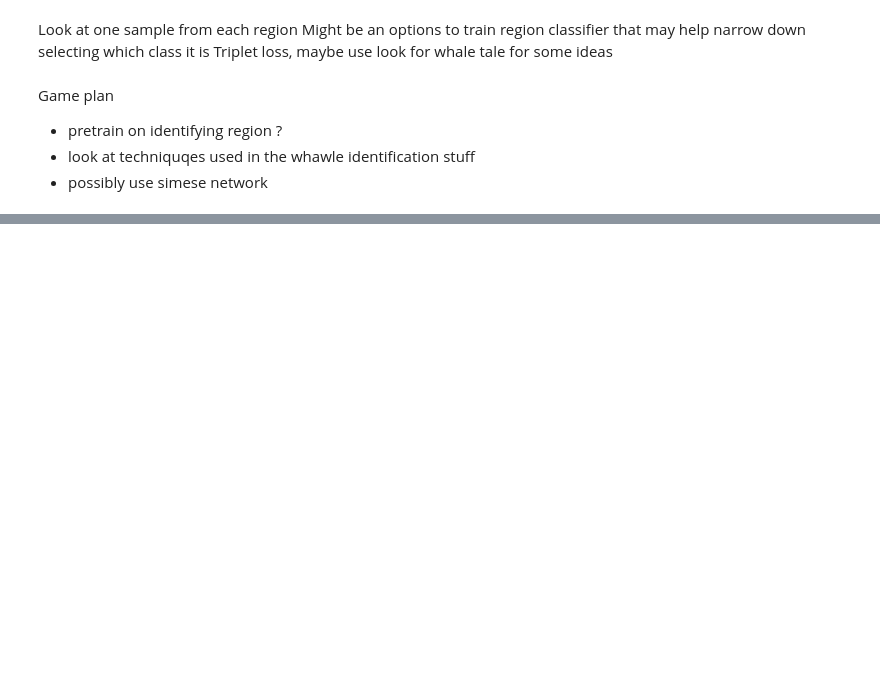
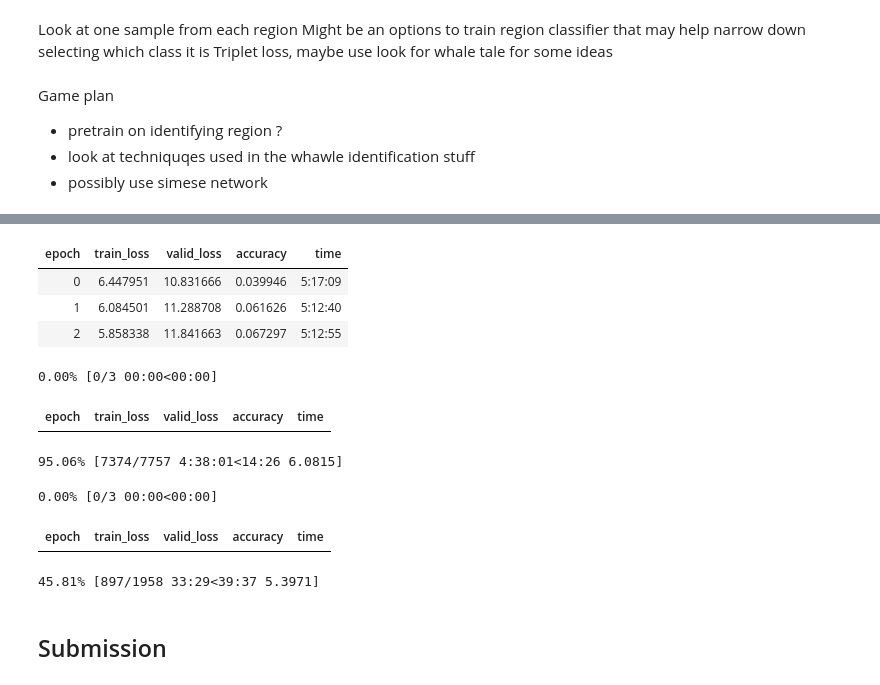
Before and after one commit to ShaunSpinelli/kaggle, a Jupyter notebook: herbarium_2020/notebooks/EDA-Herbarium-2020.ipynb, the cells around one changed output, grey strips where cells are left out. Drawn from its saved outputs; the diff is of its cells as text; code cells hidden in the pictures; blank space fills up the shorter version.

```diff
--- a/herbarium_2020/notebooks/EDA-Herbarium-2020.ipynb
+++ b/herbarium_2020/notebooks/EDA-Herbarium-2020.ipynb
@@ -137,7 +167,9 @@ len(new_df)
+# %%
+new_df["new_labels"] = new_labels
 # %%
-data = (ImageList.from_df(df_train,TRAIN_PATH)
-        .split_by_rand_pct()
-        .label_from_df()
+data = (ImageList.from_df(new_df,TRAIN_PATH)
+        .split_from_df()
+        .label_from_df(cols="new_labels")
         .transform(size=256)
         .databunch(bs=128))
 # %%
@@ -145,4 +179,2 @@ data.show_batch()
 # %%
-learn = cnn_learner(data, models.resnet18, metrics=accuracy)
+learn = cnn_learner(data, models.resnet34, metrics=accuracy).to_fp16()
-# %%
-learn.fit(2)
@@ -149 +185,8 @@ learn.fit(2)
+# %%
+learn.fit_one_cycle(3)
+# %% [output]
+| epoch | train_loss | valid_loss | accuracy | time |
+| 0 | 6.447951 | 10.831666 | 0.039946 | 5:17:09 |
+| 1 | 6.084501 | 11.288708 | 0.061626 | 5:12:40 |
+| 2 | 5.858338 | 11.841663 | 0.067297 | 5:12:55 |
 # %%
@@ -152,0 +196,6 @@ time.time() - start_time
+# %%
+learn.fit_one_cycle(3, max_lr=(1e-4, 1e-3, 1e-2), wd=(1e-4,1e-4,1e-1))
+# %% [output]
+0.00% [0/3 00:00<00:00]
+| epoch | train_loss | valid_loss | accuracy | time |
+95.06% [7374/7757 4:38:01<14:26 6.0815]
@@ -152,0 +204,6 @@ time.time() - start_time
+# %%
+learn.fit_one_cycle(3, max_lr=(1e-4, 1e-3, 1e-2), wd=(1e-4,1e-4,1e-1))
+# %% [output]
+0.00% [0/3 00:00<00:00]
+| epoch | train_loss | valid_loss | accuracy | time |
+45.81% [897/1958 33:29<39:37 5.3971]
@@ -152,0 +212,2 @@ time.time() - start_time
+# %% [markdown]
+## Submission
```
Also changed, not shown: parts of 43 cells of this notebook.
